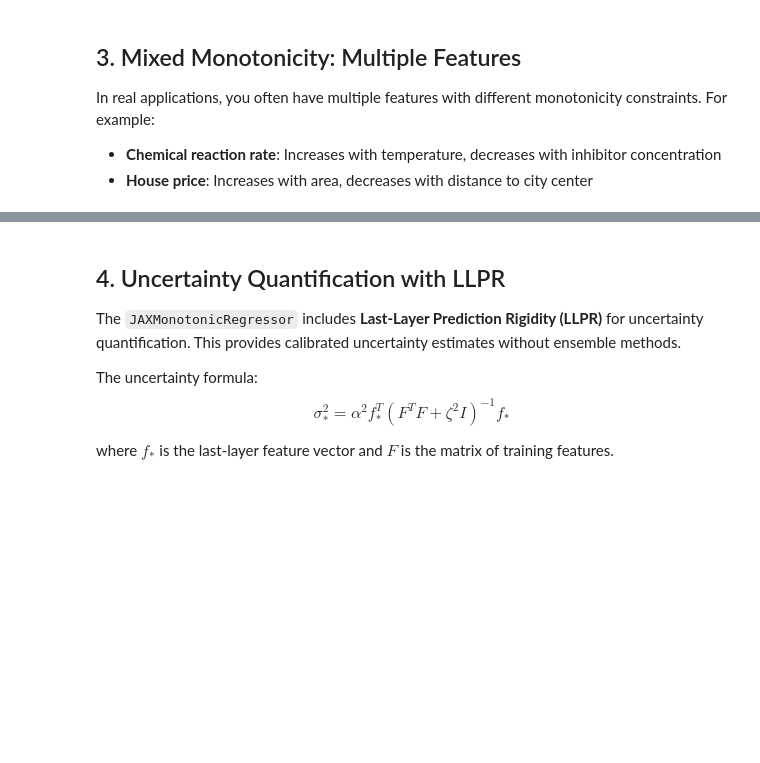
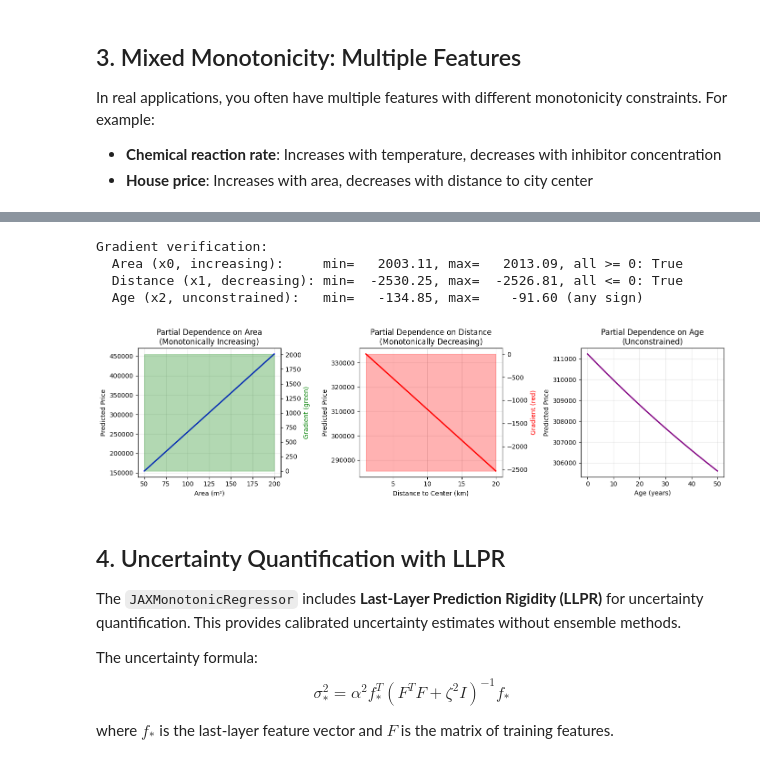
Before and after one commit to jkitchin/pycse, a Jupyter notebook: src/pycse/examples/JAXMonotonicRegressor_Demo.ipynb, the cells around one changed output, grey strips where cells are left out. Cells and saved outputs as stored; diff of their text form; code cells hidden in the pictures; blank space fills up the shorter version.

```diff
--- a/src/pycse/examples/JAXMonotonicRegressor_Demo.ipynb
+++ b/src/pycse/examples/JAXMonotonicRegressor_Demo.ipynb
@@ -344,74 +396,75 @@ print(f"\nR² score on test set: {r2_mix:.4f}")
 grads_mix = model_mixed.predict_gradient(X_test_mix)
 
 print("Gradient verification:")
-print(f"  Area (x0, increasing):     min={grads_mix[:, 0].min():10.2f}, max={grads_mix[:, 0].max():10.2f}, all >= 0: {np.all(grads_mix[:, 0] >= -1e-6)}")
-print(f"  Distance (x1, decreasing): min={grads_mix[:, 1].min():10.2f}, max={grads_mix[:, 1].max():10.2f}, all <= 0: {np.all(grads_mix[:, 1] <= 1e-6)}")
-print(f"  Age (x2, unconstrained):   min={grads_mix[:, 2].min():10.2f}, max={grads_mix[:, 2].max():10.2f} (any sign)")
+print(
+    f"  Area (x0, increasing):     min={grads_mix[:, 0].min():10.2f}, max={grads_mix[:, 0].max():10.2f}, all >= 0: {np.all(grads_mix[:, 0] >= -1e-6)}"
+)
+print(
+    f"  Distance (x1, decreasing): min={grads_mix[:, 1].min():10.2f}, max={grads_mix[:, 1].max():10.2f}, all <= 0: {np.all(grads_mix[:, 1] <= 1e-6)}"
+)
+print(
+    f"  Age (x2, unconstrained):   min={grads_mix[:, 2].min():10.2f}, max={grads_mix[:, 2].max():10.2f} (any sign)"
+)
+# %% [output]
+Gradient verification:
+  Area (x0, increasing):     min=   2003.11, max=   2013.09, all >= 0: True
+  Distance (x1, decreasing): min=  -2530.25, max=  -2526.81, all <= 0: True
+  Age (x2, unconstrained):   min=   -134.85, max=    -91.60 (any sign)
 # %%
 # Visualize partial dependencies
 fig, axes = plt.subplots(1, 3, figsize=(14, 4))
 
 # Partial dependence on area (at median distance and age)
 areas = np.linspace(50, 200, 50)
-X_area = np.column_stack([
-    areas,
-    np.full(50, np.median(distance)),
-    np.full(50, np.median(age))
-])
+X_area = np.column_stack([areas, np.full(50, np.median(distance)), np.full(50, np.median(age))])
 y_area = model_mixed.predict(X_area)
 g_area = model_mixed.predict_gradient(X_area)
 
 ax = axes[0]
-ax.plot(areas, y_area, 'b-', linewidth=2)
-ax.set_xlabel('Area (m²)')
-ax.set_ylabel('Predicted Price')
-ax.set_title('Partial Dependence on Area\n(Monotonically Increasing)')
+ax.plot(areas, y_area, "b-", linewidth=2)
+ax.set_xlabel("Area (m²)")
+ax.set_ylabel("Predicted Price")
+ax.set_title("Partial Dependence on Area\n(Monotonically Increasing)")
 ax.grid(True, alpha=0.3)
 
 # Verify it's increasing
 ax_twin = ax.twinx()
-ax_twin.fill_between(areas, 0, g_area[:, 0], alpha=0.3, color='green')
-ax_twin.set_ylabel('Gradient (green)', color='green')
+ax_twin.fill_between(areas, 0, g_area[:, 0], alpha=0.3, color="green")
+ax_twin.set_ylabel("Gradient (green)", color="green")
 
 # Partial dependence on distance
 distances = np.linspace(1, 20, 50)
-X_dist = np.column_stack([
-    np.full(50, np.median(area)),
-    distances,
-    np.full(50, np.median(age))
-])
+X_dist = np.column_stack([np.full(50, np.median(area)), distances, np.full(50, np.median(age))])
 y_dist = model_mixed.predict(X_dist)
 g_dist = model_mixed.predict_gradient(X_dist)
 
 ax = axes[1]
-ax.plot(distances, y_dist, 'r-', linewidth=2)
-ax.set_xlabel('Distance to Center (km)')
-ax.set_ylabel('Predicted Price')
-ax.set_title('Partial Dependence on Distance\n(Monotonically Decreasing)')
+ax.plot(distances, y_dist, "r-", linewidth=2)
+ax.set_xlabel("Distance to Center (km)")
+ax.set_ylabel("Predicted Price")
+ax.set_title("Partial Dependence on Distance\n(Monotonically Decreasing)")
 ax.grid(True, alpha=0.3)
 
 ax_twin = ax.twinx()
-ax_twin.fill_between(distances, 0, g_dist[:, 1], alpha=0.3, color='red')
-ax_twin.set_ylabel('Gradient (red)', color='red')
+ax_twin.fill_between(distances, 0, g_dist[:, 1], alpha=0.3, color="red")
+ax_twin.set_ylabel("Gradient (red)", color="red")
 
 # Partial dependence on age (unconstrained)
 ages = np.linspace(0, 50, 50)
-X_age = np.column_stack([
-    np.full(50, np.median(area)),
-    np.full(50, np.median(distance)),
-    ages
-])
+X_age = np.column_stack([np.full(50, np.median(area)), np.full(50, np.median(distance)), ages])
 y_age = model_mixed.predict(X_age)
 
 ax = axes[2]
-ax.plot(ages, y_age, 'purple', linewidth=2)
-ax.set_xlabel('Age (years)')
-ax.set_ylabel('Predicted Price')
-ax.set_title('Partial Dependence on Age\n(Unconstrained)')
+ax.plot(ages, y_age, "purple", linewidth=2)
+ax.set_xlabel("Age (years)")
+ax.set_ylabel("Predicted Price")
+ax.set_title("Partial Dependence on Age\n(Unconstrained)")
 ax.grid(True, alpha=0.3)
 
 plt.tight_layout()
 plt.show()
+# %% [output]
+[figure, added]
 # %% [markdown]
 ## 4. Uncertainty Quantification with LLPR
 
```
Also changed, not shown: parts of 19 cells of this notebook.
